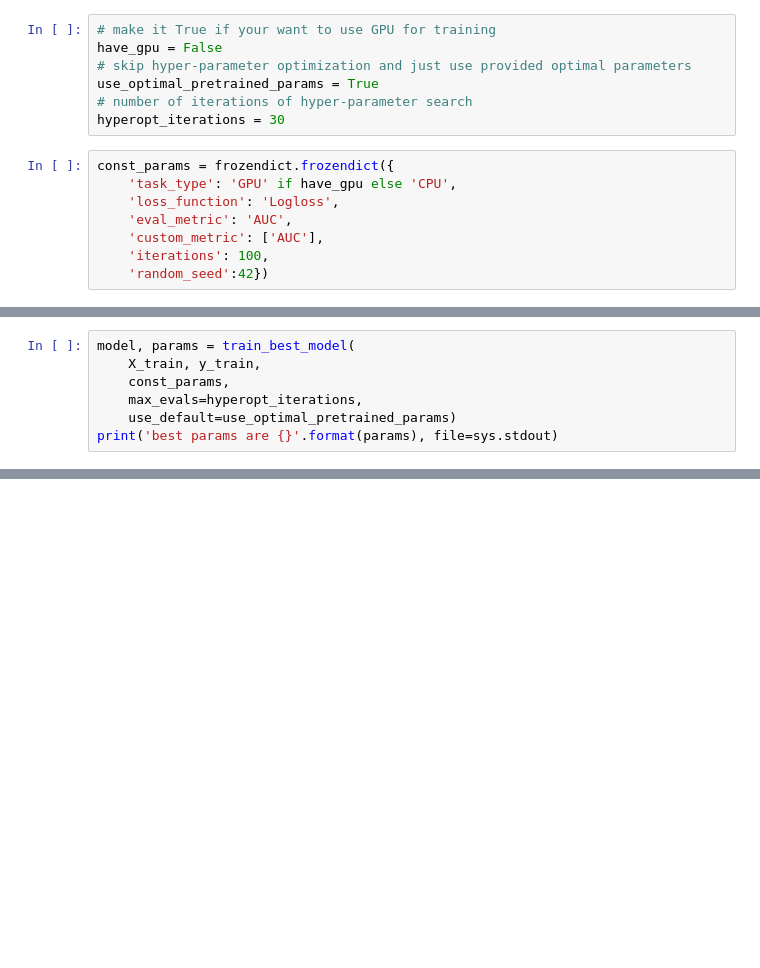
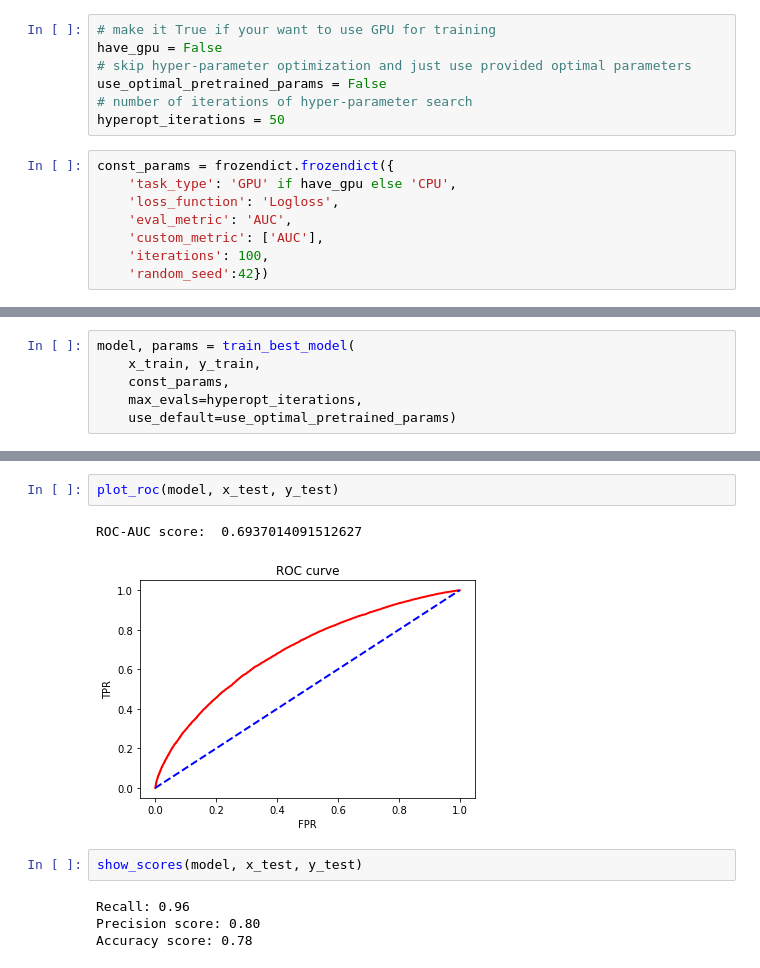
Before and after one commit to Anastasiyabordak/ODS_training, a Jupyter notebook: Models.ipynb, the cells around one changed output, grey strips where cells are left out. Drawn from its saved outputs; the diff is of its cells as text; blank space fills up the shorter version.

Commit message:
catboost after hyperopt

```diff
--- a/Models.ipynb
+++ b/Models.ipynb
@@ -708,9 +680,9 @@ application_type: 0.0024617047328272107
 # make it True if your want to use GPU for training
 have_gpu = False
 # skip hyper-parameter optimization and just use provided optimal parameters
-use_optimal_pretrained_params = True
+use_optimal_pretrained_params = False
 # number of iterations of hyper-parameter search
-hyperopt_iterations = 30
+hyperopt_iterations = 50
 # %%
 const_params = frozendict.frozendict({
     'task_type': 'GPU' if have_gpu else 'CPU',
@@ -722,8 +784,7 @@ const_params = frozendict.frozendict({
 # %%
 model, params = train_best_model(
-    X_train, y_train,
+    x_train, y_train,
     const_params,
     max_evals=hyperopt_iterations,
     use_default=use_optimal_pretrained_params)
-print('best params are {}'.format(params), file=sys.stdout)
 # %% [output]
@@ -730,0 +809,11 @@ NameError: name 'train_best_model' is not defined
+# %%
+plot_roc(model, x_test, y_test)
+# %% [output]
+ROC-AUC score:  0.6937014091512627
+[figure, added]
+# %%
+show_scores(model, x_test, y_test)
+# %% [output]
+Recall: 0.96
+Precision score: 0.80
+Accuracy score: 0.78
```
Also changed, not shown: parts of 8 cells of this notebook.
